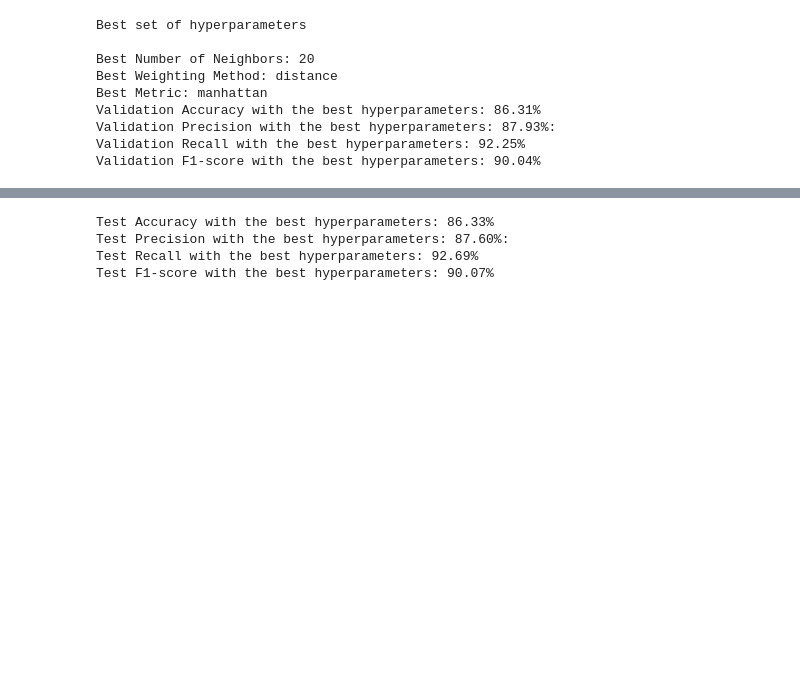
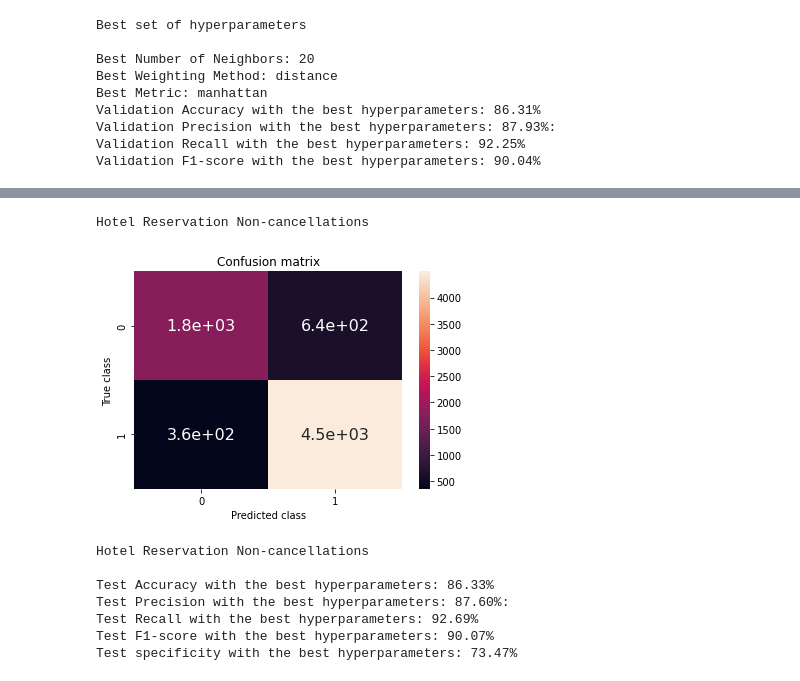
Before and after one commit to nimnathw/Hotel_Reservation_Cancellation, a Jupyter notebook: HotelReservationKNN.ipynb, the cells around one changed output, grey strips where cells are left out. Saved outputs shown, nothing was run; the diff lists cells and outputs as text; code cells hidden in the pictures; blank space fills up the shorter version.

```diff
--- a/HotelReservationKNN.ipynb
+++ b/HotelReservationKNN.ipynb
@@ -311,15 +345,38 @@ Validation F1-score with the best hyperparameters: 90.04%
+# %%
+# Calculate and display confusion matrix
+cm = confusion_matrix(y3_test, y3_pred)
+
+print("Hotel Reservation Non-cancellations \n")
+sns.heatmap(cm, annot=True, annot_kws={"size": 16})
+plt.xlabel("Predicted class")
+plt.ylabel("True class")
+plt.title("Confusion matrix")
+plt.show()
+# %% [output]
+Hotel Reservation Non-cancellations
+[figure, added]
 # %%
 # Calculate the final model performance metrics with X3_test and y3_test
 # Use the best hyperparameters to make predictions on the test data
 y3_pred = grid_search.predict(X3_test)
 
+
 # Calculate model fit paratmeters for the test set
+print("Hotel Reservation Non-cancellations \n")
 print("Test Accuracy with the best hyperparameters: {:.2f}%".format(accuracy_score(y3_test, y3_pred) * 100))
 print("Test Precision with the best hyperparameters: {:.2f}%:".format(precision_score(y3_test, y3_pred) * 100))
 print("Test Recall with the best hyperparameters: {:.2f}%".format(recall_score(y3_test, y3_pred) * 100))
 print("Test F1-score with the best hyperparameters: {:.2f}%".format(f1_score(y3_test, y3_pred) * 100))
+
+tn, fp, fn, tp = cm.ravel()
+specificity = tn / (tn + fp)
+print("Test specificity with the best hyperparameters: {:.2f}%".format(specificity * 100))
+print("Test specificity with the best hyperparameters: {:.2f}%".format(specificity * 100))
 # %% [output]
+Hotel Reservation Non-cancellations
+
 Test Accuracy with the best hyperparameters: 86.33%
 Test Precision with the best hyperparameters: 87.60%:
 Test Recall with the best hyperparameters: 92.69%
 Test F1-score with the best hyperparameters: 90.07%
+Test specificity with the best hyperparameters: 73.47%
```
Also changed, not shown: parts of 5 cells of this notebook.
